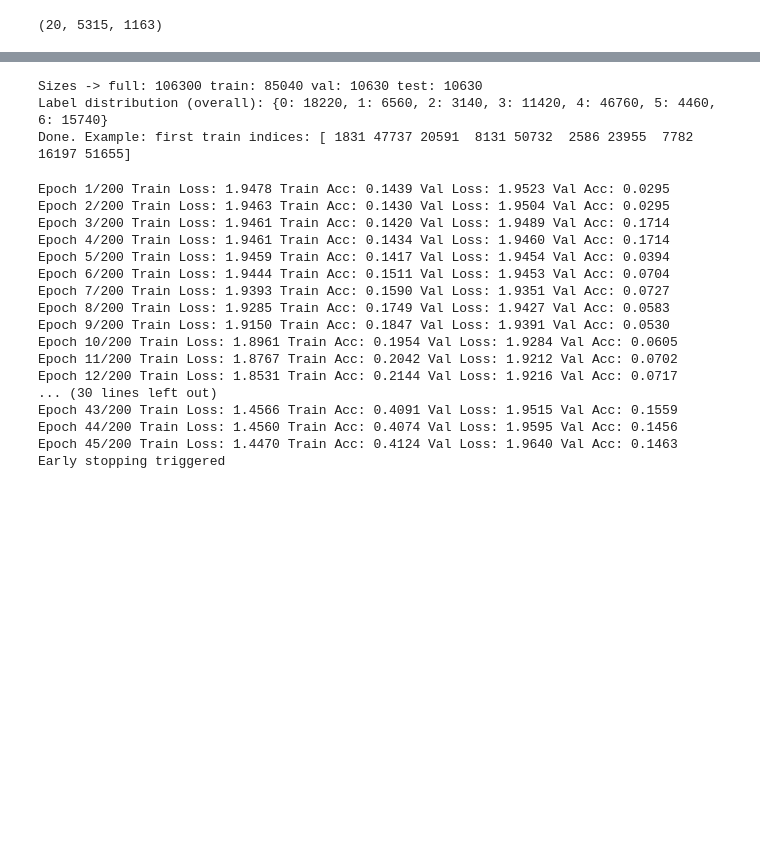
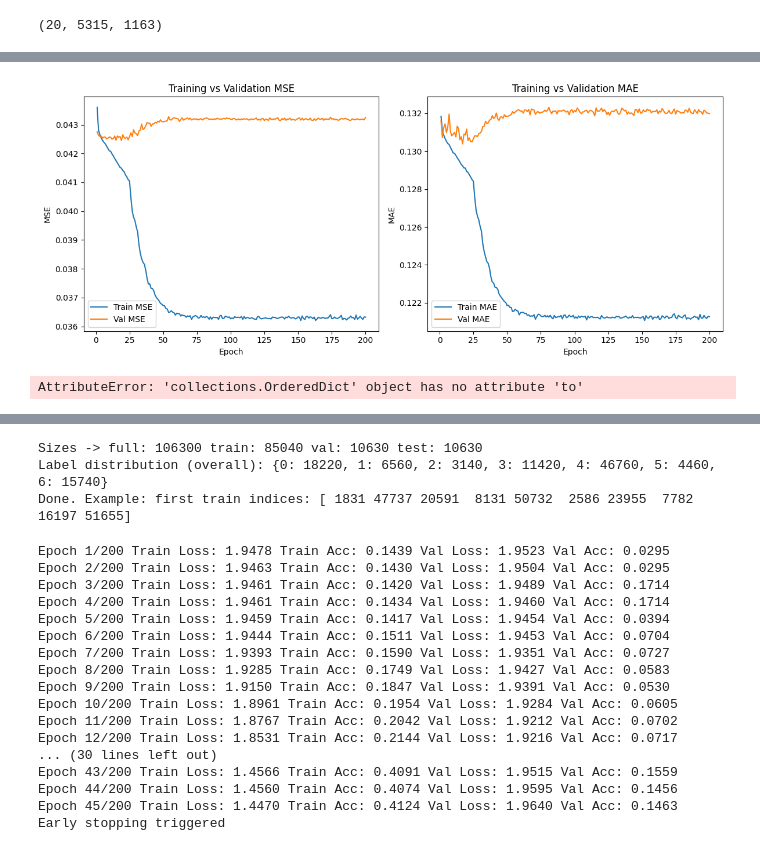
Before and after one commit to Jirapong2442/fMRI-Emotion-Analysis, a Jupyter notebook: get_regressor.ipynb, the cells around one changed output, grey strips where cells are left out. Drawn from its saved outputs; the diff is of its cells as text; code cells hidden in the pictures; blank space fills up the shorter version.

Commit message:
train CNN_LSTM

```diff
--- a/get_regressor.ipynb
+++ b/get_regressor.ipynb
@@ -263,0 +251,7 @@ vox.shape
+# %%
+X_all = vox.reshape(-1, vox.shape[-1])
+
+Y = X1.iloc[:, 0:7].to_numpy()
+Y_all = np.tile(Y, (vox.shape[0], 1))
+
+X_all.shape, Y_all.shape, Y.shape , vox.shape
@@ -263,0 +260,8 @@ vox.shape
+# %%
+sliding_window_size = 32
+window_step = 1
+start_onset = 1
+peak_time = 5 #TODO
+num_timepoints = vox.shape[1]
+num_windows = (num_timepoints- start_onset - sliding_window_size) // window_step + 1
+print(f"Number of windows: {num_windows}")
@@ -317,0 +812,65 @@ effective weights: tensor([0.7732, 1.3473, 0.6543, 0.9520, 0.6543, 1.8013, 0.817
+# %%
+import matplotlib.pyplot as plt
+import torch
+
+# === Plot Training History ===
+def plot_history(history):
+    epochs = range(1, len(history["train_mse"]) + 1)
+
+    plt.figure(figsize=(12,5))
+
+    # Plot MSE
+    plt.subplot(1,2,1)
+    plt.plot(epochs, history["train_mse"], label="Train MSE")
+    plt.plot(epochs, history["val_mse"], label="Val MSE")
+    plt.xlabel("Epoch")
+    plt.ylabel("MSE")
+    plt.title("Training vs Validation MSE")
+    plt.legend()
+
+    # Plot MAE
+    plt.subplot(1,2,2)
+    plt.plot(epochs, history["train_mae"], label="Train MAE")
+    plt.plot(epochs, history["val_mae"], label="Val MAE")
+    plt.xlabel("Epoch")
+    plt.ylabel("MAE")
+    plt.title("Training vs Validation MAE")
+    plt.legend()
+
+    plt.tight_layout()
+    plt.show()
+
+# Call after training
+plot_history(history)
+# %% [output]
+[figure, added]
+# %%
+def evaluate_model(model, test_loader, device):
+    model.eval()
+    mse_list, mae_list = [], []
+
+    with torch.no_grad():
+        for X, y in test_loader:
+            X, y = X.to(device), y.to(device)
+            preds = model(X)
+
+            # compute MSE and MAE manually
+            mse = torch.mean((preds - y) ** 2).item()
+            mae = torch.mean(torch.abs(preds - y)).item()
+
+            mse_list.append(mse)
+            mae_list.append(mae)
+
+    avg_mse = sum(mse_list) / len(mse_list)
+    avg_mae = sum(mae_list) / len(mae_list)
+
+    print(f"Test MSE: {avg_mse:.4f}, Test MAE: {avg_mae:.4f}")
+    return avg_mse, avg_mae
+
+# Example usage after training:
+best_model = torch.load("best_cnnLstm.pt", map_location=device)
+best_model.to(device)
+
+test_mse, test_mae = evaluate_model(best_model, test_loader, device)
+# %% [output]
+AttributeError: 'collections.OrderedDict' object has no attribute 'to'
```
Also changed, not shown: parts of 30 cells of this notebook, 1 other file.
